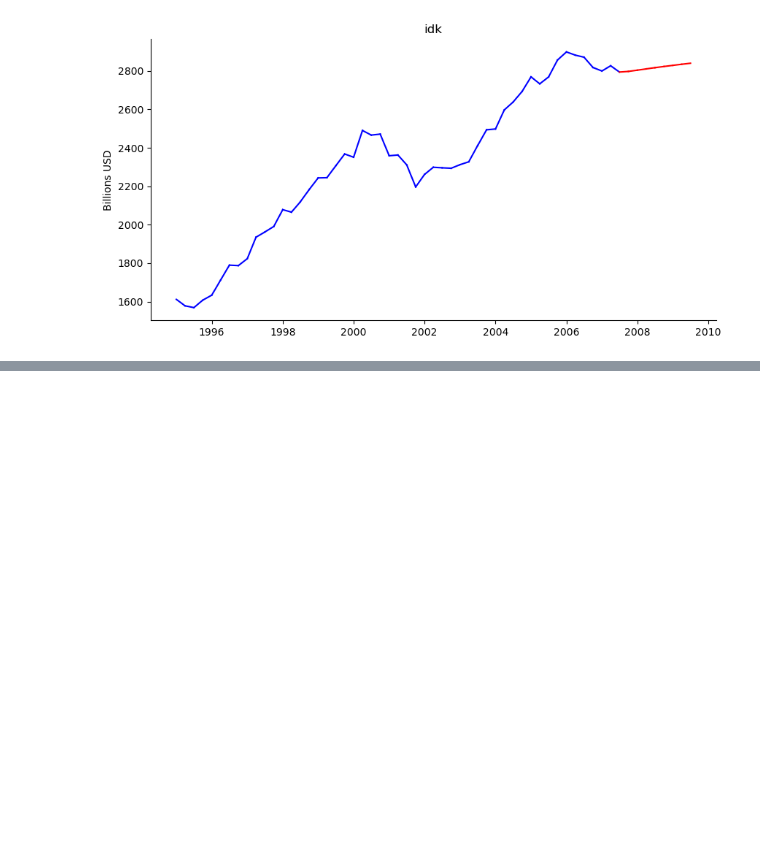
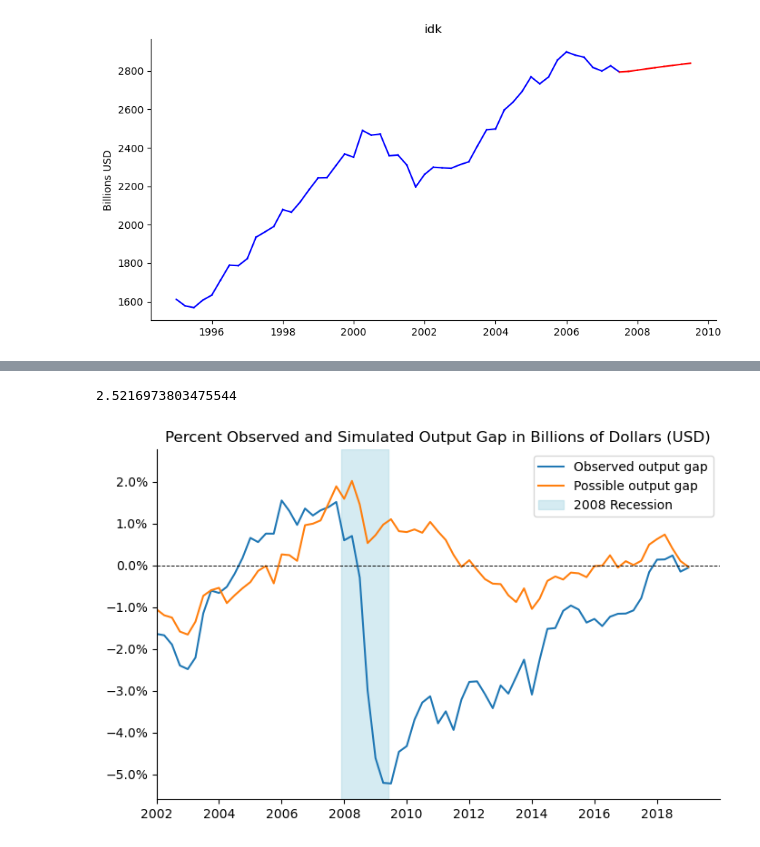
Before and after one commit to linssen2/econ570-project, a Jupyter notebook: output_gap.ipynb, the cells around one changed output, grey strips where cells are left out. Cells and saved outputs as stored; diff of their text form; code cells hidden in the pictures; blank space fills up the shorter version.

```diff
--- a/output_gap.ipynb
+++ b/output_gap.ipynb
@@ -349,0 +358,26 @@ plt.show()
+# %%
+data_q['pos_gdp'] = pos_gdp
+data_q['pct_outgap_pos'] = (data_q['pos_gdp'] - data_q['real_p_gdp'])/data_q['pos_gdp'] * 100
+data_08_18 = data_q[(data_q.index >= '2008') & (data_q.index <='2018')].copy()
+
+avg_output_gap = data_08_18['pct_outgap'].mean()
+avg_output_gap_pos = data_08_18['pct_outgap_pos'].mean()
+# %%
+avg_output_gap_pos - avg_output_gap
+# %% [output]
+2.5216973803475544
+# %%
+fig, ax = plt.subplots(1, 1, figsize=(8,5))
+
+ax.plot(data_q.index, data_q['pct_outgap'], label='Observed output gap')
+ax.plot(data_q.index, data_q['pct_outgap_pos'], label='Possible output gap')
+ax.axvspan('2007-12', '2009-06', color='lightblue', alpha=0.5, label='2008 Recession')
+ax.yaxis.set_major_formatter(mtick.PercentFormatter())
+ax.set_title('Percent Observed and Simulated Output Gap in Billions of Dollars (USD)')
+ax.set_xlim(pd.to_datetime('2002-01-01'), pd.to_datetime('2019-12-31'))
+ax.axhline(ls='--', color='black', lw=0.7)
+ax.legend()
+sns.despine()
+plt.show()
+# %% [output]
+[figure, added]
```
Also changed, not shown: parts of 6 cells of this notebook.
